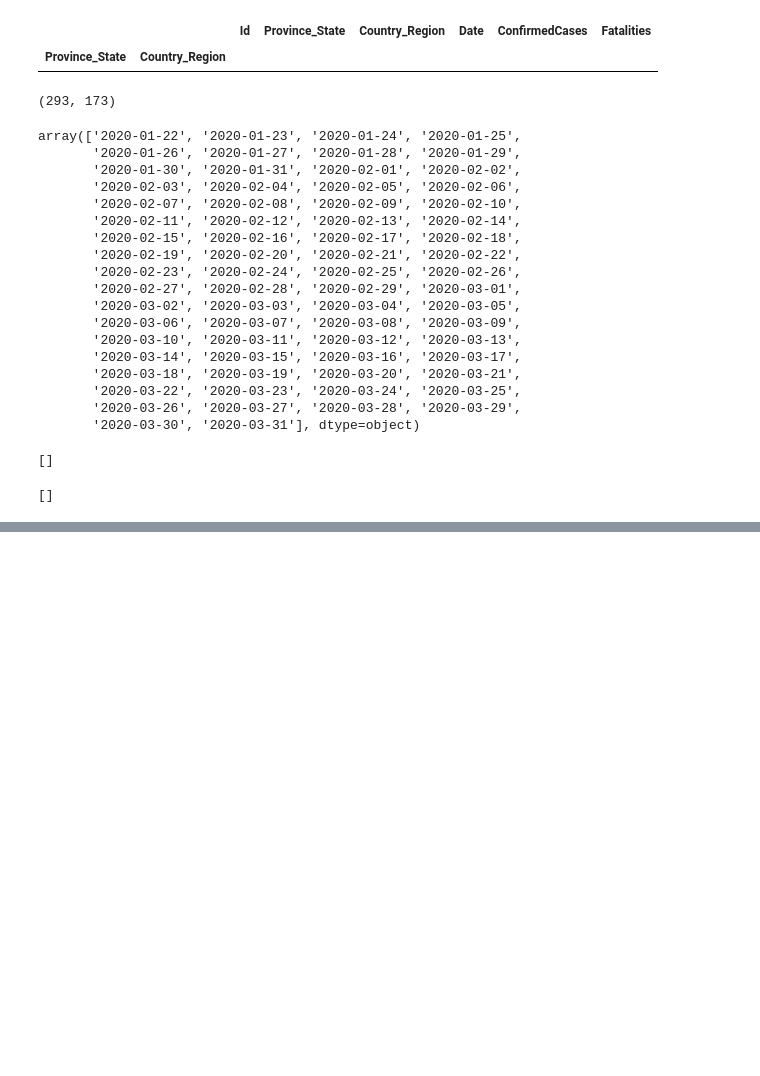
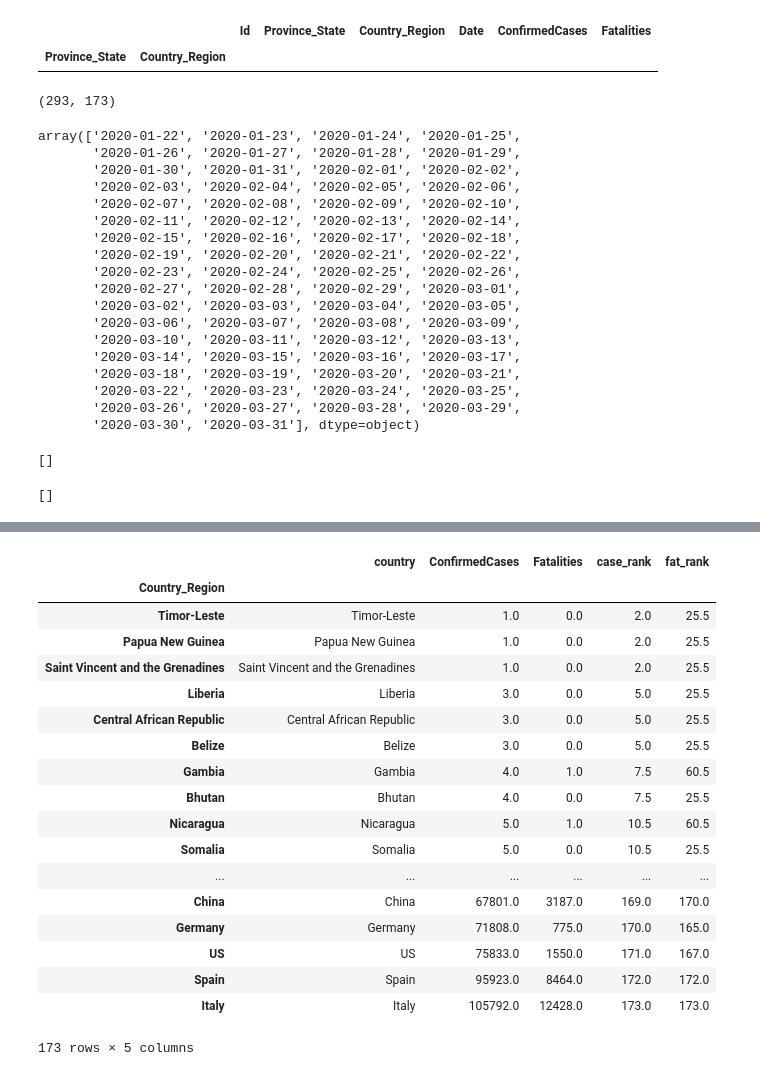
Before and after one commit to ankitnamdeo34/pyspark_hive_hadoop, a Jupyter notebook: covid_data.ipynb, the cells around one changed output, grey strips where cells are left out. Cells and saved outputs as stored; diff of their text form; code cells hidden in the pictures; blank space fills up the shorter version.

```diff
--- a/covid_data.ipynb
+++ b/covid_data.ipynb
@@ -261 +251,23 @@ df2
 173 rows × 5 columns
+# %%
+df2.sort_values(by=["case_rank"])
+# %% [output]
+|  | country | ConfirmedCases | Fatalities | case_rank | fat_rank |
+| Country_Region |  |  |  |  |  |
+| Timor-Leste | Timor-Leste | 1.0 | 0.0 | 2.0 | 25.5 |
+| Papua New Guinea | Papua New Guinea | 1.0 | 0.0 | 2.0 | 25.5 |
+| Saint Vincent and the Grenadines | Saint Vincent and the Grenadines | 1.0 | 0.0 | 2.0 | 25.5 |
+| Liberia | Liberia | 3.0 | 0.0 | 5.0 | 25.5 |
+| Central African Republic | Central African Republic | 3.0 | 0.0 | 5.0 | 25.5 |
+| Belize | Belize | 3.0 | 0.0 | 5.0 | 25.5 |
+| Gambia | Gambia | 4.0 | 1.0 | 7.5 | 60.5 |
+| Bhutan | Bhutan | 4.0 | 0.0 | 7.5 | 25.5 |
+| Nicaragua | Nicaragua | 5.0 | 1.0 | 10.5 | 60.5 |
+| Somalia | Somalia | 5.0 | 0.0 | 10.5 | 25.5 |
+| ... | ... | ... | ... | ... | ... |
+| China | China | 67801.0 | 3187.0 | 169.0 | 170.0 |
+| Germany | Germany | 71808.0 | 775.0 | 170.0 | 165.0 |
+| US | US | 75833.0 | 1550.0 | 171.0 | 167.0 |
+| Spain | Spain | 95923.0 | 8464.0 | 172.0 | 172.0 |
+| Italy | Italy | 105792.0 | 12428.0 | 173.0 | 173.0 |
+173 rows × 5 columns
```
Also changed, not shown: parts of 4 cells of this notebook.
